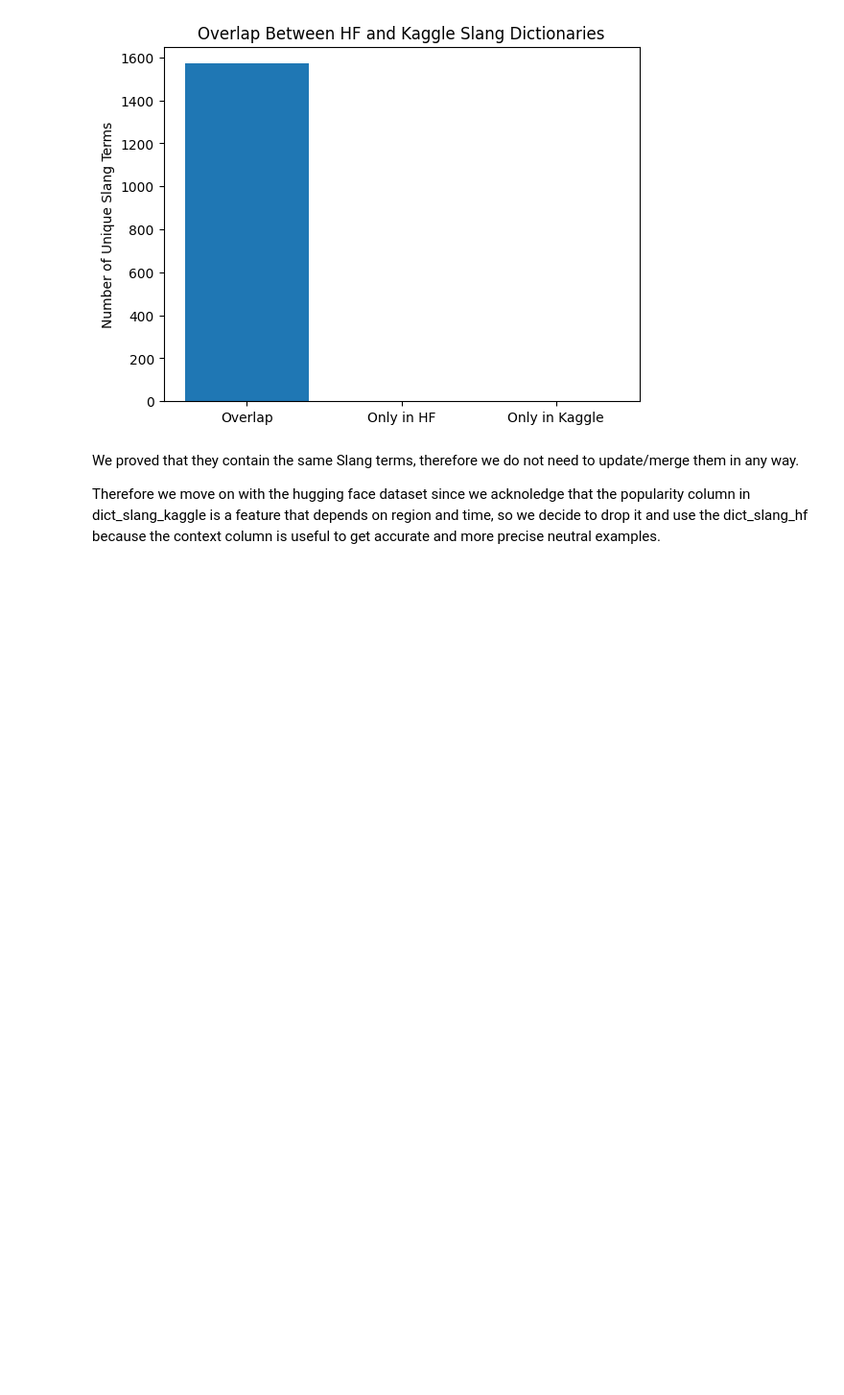
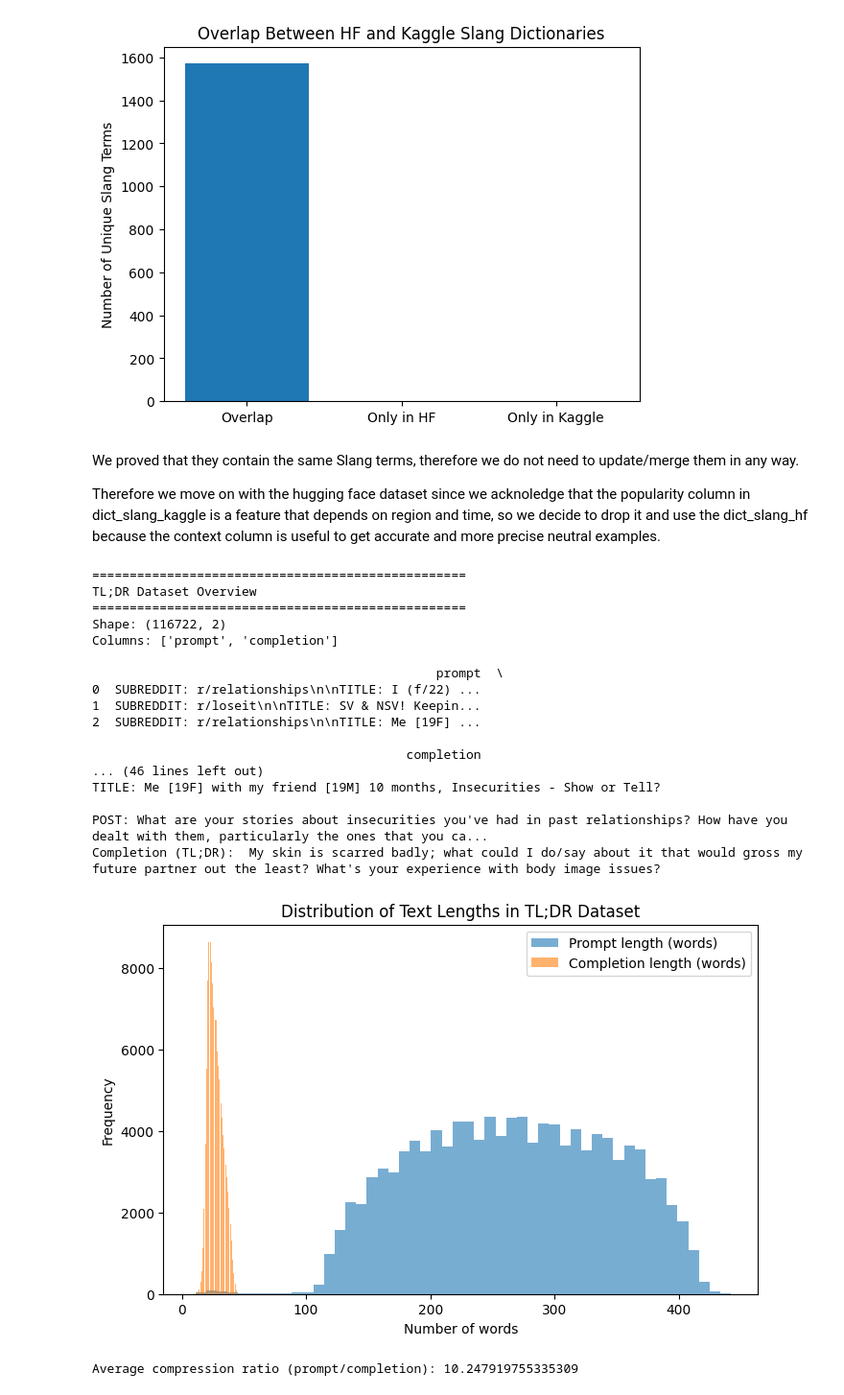
Before and after one commit to au-nlp/project-milestone-p2-group1, a Jupyter notebook: scripts/Preprocessing.ipynb, the cells around one changed output. Shown at 96% size. Cells and saved outputs as stored; diff of their text form; code cells hidden in the pictures; blank space fills up the shorter version.

Commit message:
analyzed tldr

```diff
--- a/scripts/Preprocessing.ipynb
+++ b/scripts/Preprocessing.ipynb
@@ -177,3 +177,76 @@ Example slangs only in Kaggle dataset: []
 We proved that they contain the same Slang terms, therefore we do not need to update/merge them in any way.
 
 Therefore we move on with the hugging face dataset since we acknoledge that the popularity column in dict_slang_kaggle is a feature that depends on region and time, so we decide to drop it and use the dict_slang_hf because the context column is useful to get accurate and more precise neutral examples.
+# %%
+# Overview of the tl:dr dataset:
+
+import pandas as pd
+import matplotlib.pyplot as plt
+
+# --- Load dataset ---
+splits = {
+    'train': 'data/train-00000-of-00001.parquet',
+    'validation': 'data/validation-00000-of-00001.parquet',
+    'test': 'data/test-00000-of-00001.parquet'
+}
+
+df = pd.read_parquet("hf://datasets/trl-lib/tldr/" + splits["train"])
+
+# --- Basic info ---
+print("="*50)
+print("TL;DR Dataset Overview")
+print("="*50)
+print(f"Shape: {df.shape}")
+print(f"Columns: {list(df.columns)}\n")
+print(df.head(3))  # show sample examples
+
+# --- Missing values check ---
+print("\nMissing values:\n", df.isnull().sum())
+
+# --- Compute text lengths ---
+df["prompt_len"] = df["prompt"].astype(str).str.split().apply(len)
+df["completion_len"] = df["completion"].astype(str).str.split().apply(len)
+
+# --- Summary statistics ---
+print("\n=== Text Length Statistics ===")
+print(df[["prompt_len", "completion_len"]].describe())
+
+# --- Show a few example pairs ---
+print("\n=== Example Prompt → Completion Pairs ===")
+for i in range(3):
+    print(f"\n[{i+1}] Prompt:\n{df['prompt'].iloc[i][:250]}...")
+    print(f"Completion (TL;DR): {df['completion'].iloc[i]}")
+
+# --- Plot distributions of text lengths ---
+plt.figure(figsize=(8,5))
+plt.hist(df["prompt_len"], bins=50, alpha=0.6, label="Prompt length (words)")
+plt.hist(df["completion_len"], bins=50, alpha=0.6, label="Completion length (words)")
+plt.legend()
+plt.title("Distribution of Text Lengths in TL;DR Dataset")
+plt.xlabel("Number of words")
+plt.ylabel("Frequency")
+plt.show()
+
+# --- Optional: Ratio between full text and summary ---
+df["compression_ratio"] = df["prompt_len"] / df["completion_len"]
+print("\nAverage compression ratio (prompt/completion):", df["compression_ratio"].mean())
+# %% [output]
+==================================================
+TL;DR Dataset Overview
+==================================================
+Shape: (116722, 2)
+Columns: ['prompt', 'completion']
+
+                                              prompt  \
+0  SUBREDDIT: r/relationships\n\nTITLE: I (f/22) ...
+1  SUBREDDIT: r/loseit\n\nTITLE: SV & NSV! Keepin...
+2  SUBREDDIT: r/relationships\n\nTITLE: Me [19F] ...
+
+                                          completion
+... (46 lines left out)
+TITLE: Me [19F] with my friend [19M] 10 months, Insecurities - Show or Tell?
+
+POST: What are your stories about insecurities you've had in past relationships? How have you dealt with them, particularly the ones that you ca...
+Completion (TL;DR):  My skin is scarred badly; what could I do/say about it that would gross my future partner out the least? What's your experience with body image issues?
+[figure, added]
+Average compression ratio (prompt/completion): 10.247919755335309
```
Also changed, not shown: 1 other file.
